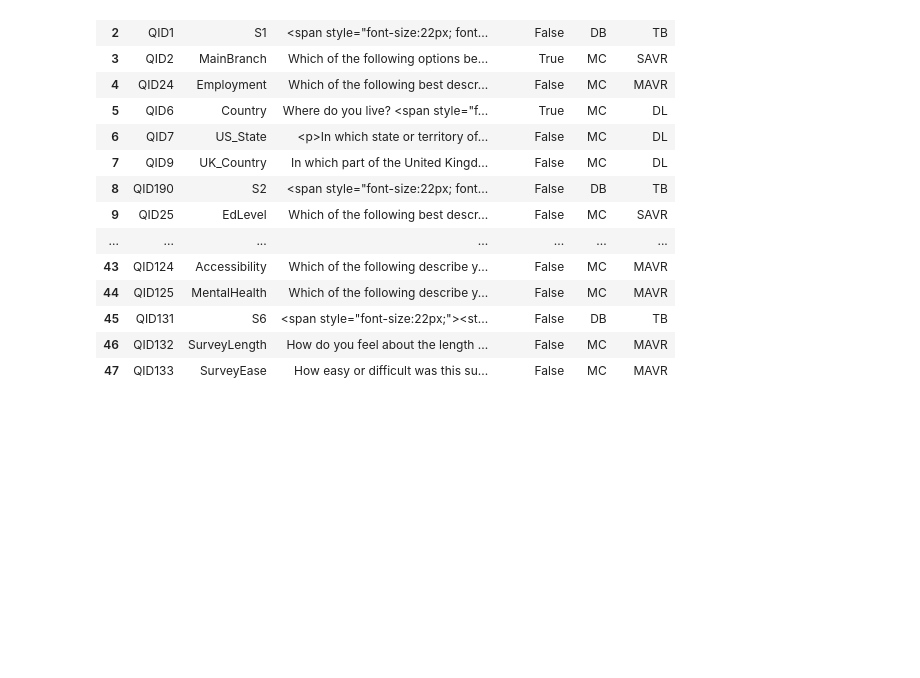
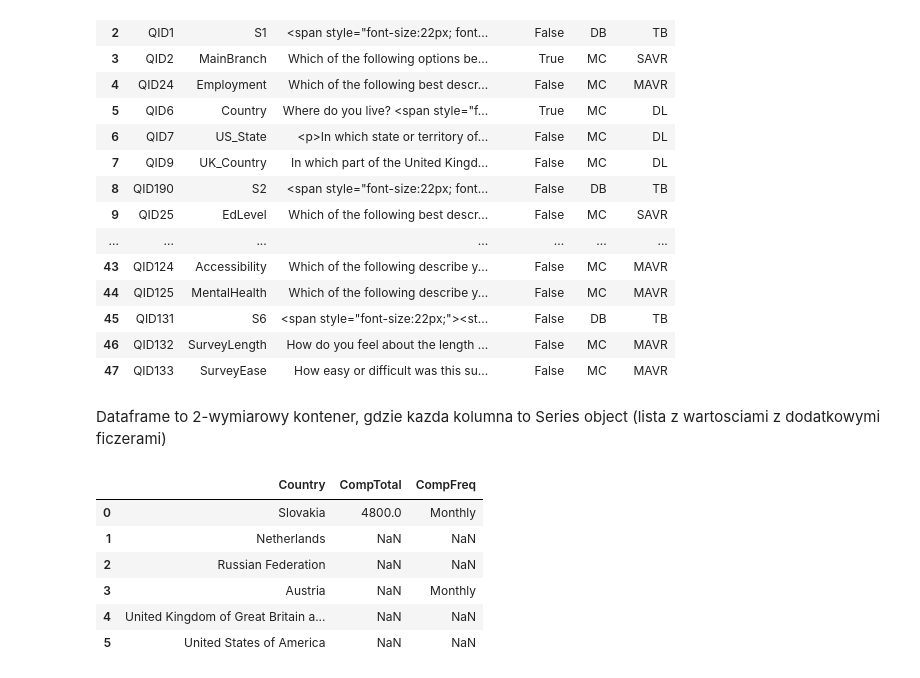
Before and after one commit to mkwiatek770/code-snippets, a Jupyter notebook: Libraries/pandas/corey-shafer-course/first.ipynb, the cells around one changed output. Saved outputs shown, nothing was run; the diff lists cells and outputs as text; code cells hidden in the pictures; blank space fills up the shorter version.

```diff
--- a/Libraries/pandas/corey-shafer-course/first.ipynb
+++ b/Libraries/pandas/corey-shafer-course/first.ipynb
@@ -81,3 +81,16 @@ schema_df
 | 45 | QID131 | S6 | <span style="font-size:22px;"><st... | False | DB | TB |
 | 46 | QID132 | SurveyLength | How do you feel about the length ... | False | MC | MAVR |
 | 47 | QID133 | SurveyEase | How easy or difficult was this su... | False | MC | MAVR |
+# %% [markdown]
+Dataframe to 2-wymiarowy kontener, gdzie kazda kolumna to Series object (lista z wartosciami z dodatkowymi ficzerami)
+# %%
+# slicing is inclusive here
+df.loc[0:5, ['Country', 'CompTotal', 'CompFreq']]
+# %% [output]
+|  | Country | CompTotal | CompFreq |
+| 0 | Slovakia | 4800.0 | Monthly |
+| 1 | Netherlands | NaN | NaN |
+| 2 | Russian Federation | NaN | NaN |
+| 3 | Austria | NaN | Monthly |
+| 4 | United Kingdom of Great Britain a... | NaN | NaN |
+| 5 | United States of America | NaN | NaN |
```
Also changed, not shown: parts of 2 cells of this notebook.
